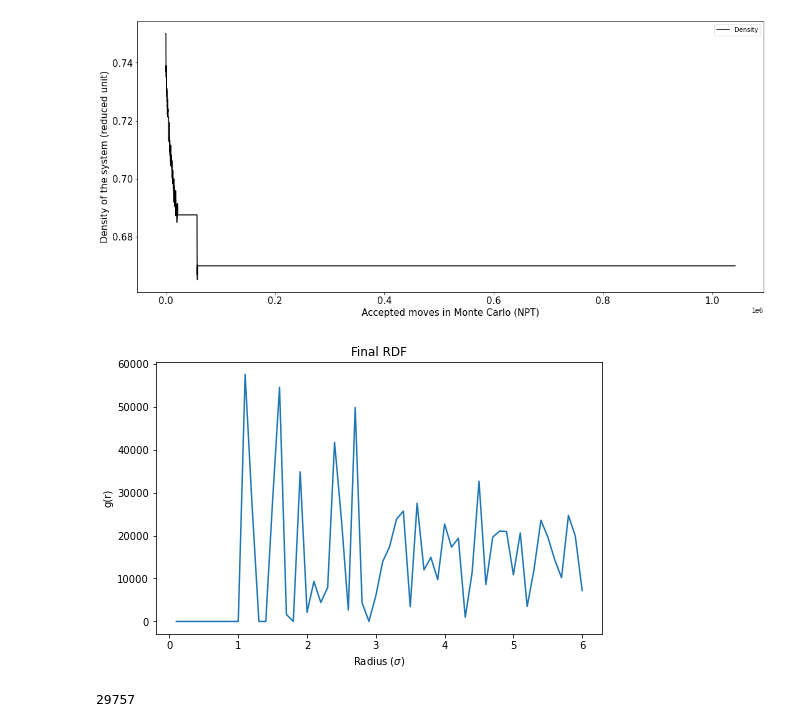
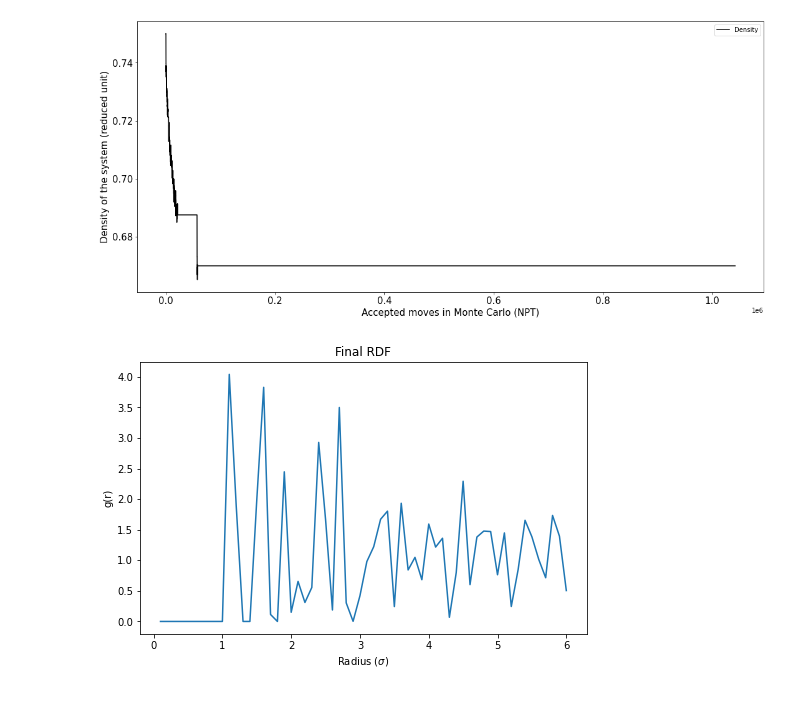
Before and after one commit to moeinhajian/Monte-Carlo-NPT, a Jupyter notebook: MC-NPT.ipynb, the cells around one changed output. Saved outputs shown, nothing was run; the diff lists cells and outputs as text; code cells hidden in the pictures.

```diff
--- a/MC-NPT.ipynb
+++ b/MC-NPT.ipynb
@@ -240,17 +240,13 @@ plt.show()
 [figure]
 # %%
 # Printing final average RDF in the text file
-# gr = gr / rdfps
+gr = gr / rdfps
 # Plotting RDF
 plt.figure(figsize=(8,5))
 plt.plot(Radius, gr)
 plt.title('Final RDF')
 plt.xlabel('Radius ($\sigma$)')
 plt.ylabel('g(r)')
 plt.show()
 # %% [output]
-[figure, old version]
+[figure, new version]
-# %%
-rv
-# %% [output]
-29757
```
